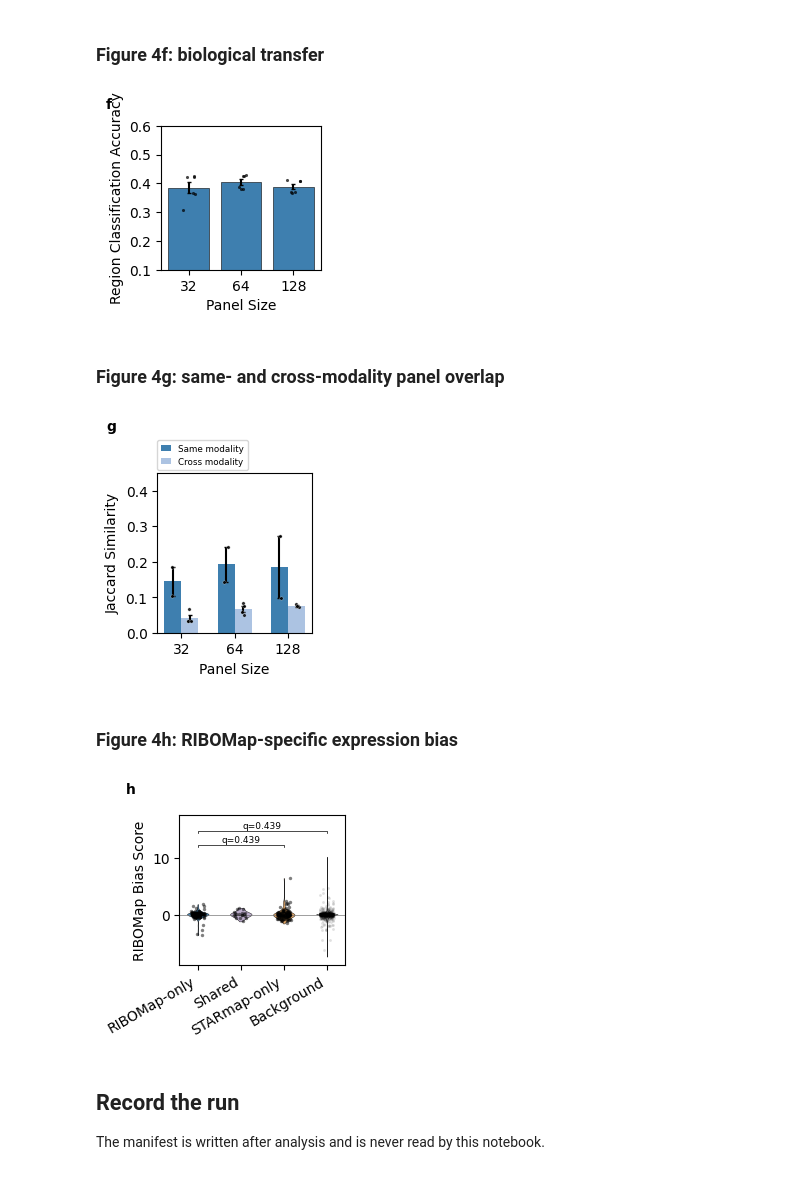
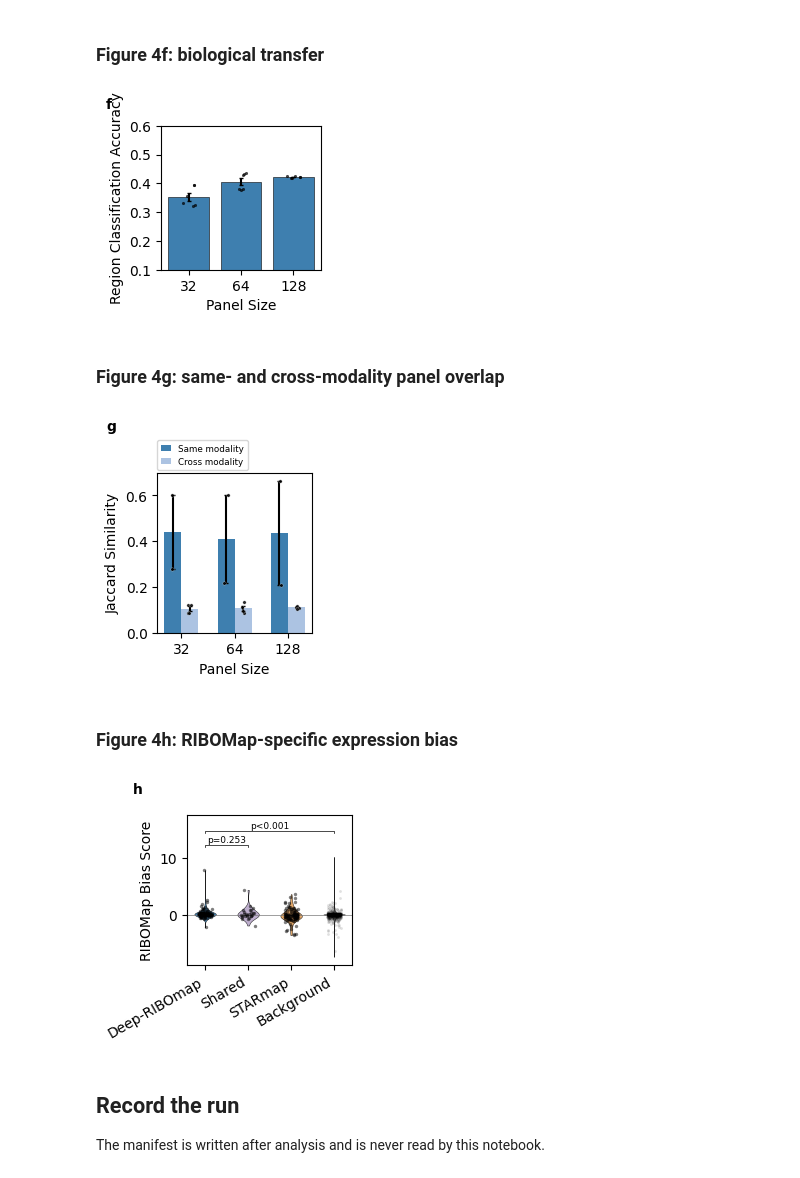
Before and after one commit to fym0503/SMITH, a Jupyter notebook: docs/source/tutorials/notebooks/ribomap_section/03_SMITH_RIBOMap_Transfer_executed.ipynb, the cells around one changed output. Saved outputs shown, nothing was run; the diff lists cells and outputs as text; code cells hidden in the pictures.

Commit message:
Refresh RIBOMap notebook with manuscript statistics

```diff
--- a/docs/source/tutorials/notebooks/ribomap_section/03_SMITH_RIBOMap_Transfer_executed.ipynb
+++ b/docs/source/tutorials/notebooks/ribomap_section/03_SMITH_RIBOMap_Transfer_executed.ipynb
@@ -64,7 +64,7 @@ for source, source_adata in (("Deep-RIBOmap", deep_shared), ("STARmap", star_sha
             tasks="recon,cls,standard_coordination" if any(key in source_adata.obsm for key in ("spatial", "X_spatial")) else "recon,cls",
             task_name=f"{source}_to_RIBOMap", panel_size=128, epochs=EPOCHS,
             device=DEVICE, seed=training_seed, batch_size=128, max_cells=MAX_CELLS,
-            force=True, include_in_memory=True,
+            sampling_strategy="celltype_spatial", force=True, include_in_memory=True,
         )
         source_runs[source][training_seed] = trained
         for size in (32, 64, 128):
@@ -139,7 +139,7 @@ figure.subplots_adjust(left=0.26, right=0.97, bottom=0.22, top=0.86)
 display(figure)
 plt.close(figure)
 # %% [output]
-[figure, old version]
+[figure, new version]
 # %% [markdown]
 ### Figure 4g: same- and cross-modality panel overlap
 # %%
@@ -152,37 +152,33 @@ figure.subplots_adjust(left=0.25, right=0.97, bottom=0.17, top=0.78)
 display(figure)
 plt.close(figure)
 # %% [output]
-[figure, old version]
+[figure, new version]
 # %% [markdown]
 ### Figure 4h: RIBOMap-specific expression bias
 # %%
 bias = bias_table_from_objects(ribomap_target, star_raw)
 bias_parts = []
 for size in (32, 64, 128):
     deep = next(set(row["panel_genes"]) for row in panel_records if row["source"] == "Deep-RIBOmap" and row["training_seed"] == 1 and row["panel_size"] == size)
     star = next(set(row["panel_genes"]) for row in panel_records if row["source"] == "STARmap" and row["training_seed"] == 1 and row["panel_size"] == size)
     part = bias.copy()
     part["panel_size"], part["method"] = size, "SMITH"
     part["group"] = part["gene_symbol"].map(
-        lambda gene: "RIBOMap-only" if gene in deep - star else (
-            "Shared" if gene in deep & star else (
-                "STARmap-only" if gene in star - deep else "Background"
-            )
-        )
+        lambda gene: bias_group(gene, deep, star)
     )
     bias_parts.append(part)
 bias_values = pd.concat(bias_parts, ignore_index=True)
 bias_values.to_csv(FIGURE_DATA / "figure4_h_ribomap_bias.tsv", sep="	", index=False)
 bias_tests = bias_pairwise_tests(bias_values)
 bias_tests.to_csv(FIGURE_DATA / "figure4_h_pairwise_tests.tsv", sep="	", index=False)
 figure, axis = plt.subplots(figsize=(2.30, 2.59), facecolor="white")
 _draw_bias(axis, bias_values, bias_tests)
 figure.text(0.015, 0.985, "h", ha="left", va="top", fontsize=10, weight="bold")
 figure.subplots_adjust(left=0.25, right=0.97, bottom=0.28, top=0.86)
 display(figure)
 plt.close(figure)
 # %% [output]
-[figure, old version]
+[figure, new version]
 # %% [markdown]
 ## Record the run
 
```
Also changed, not shown: parts of 5 cells of this notebook.
